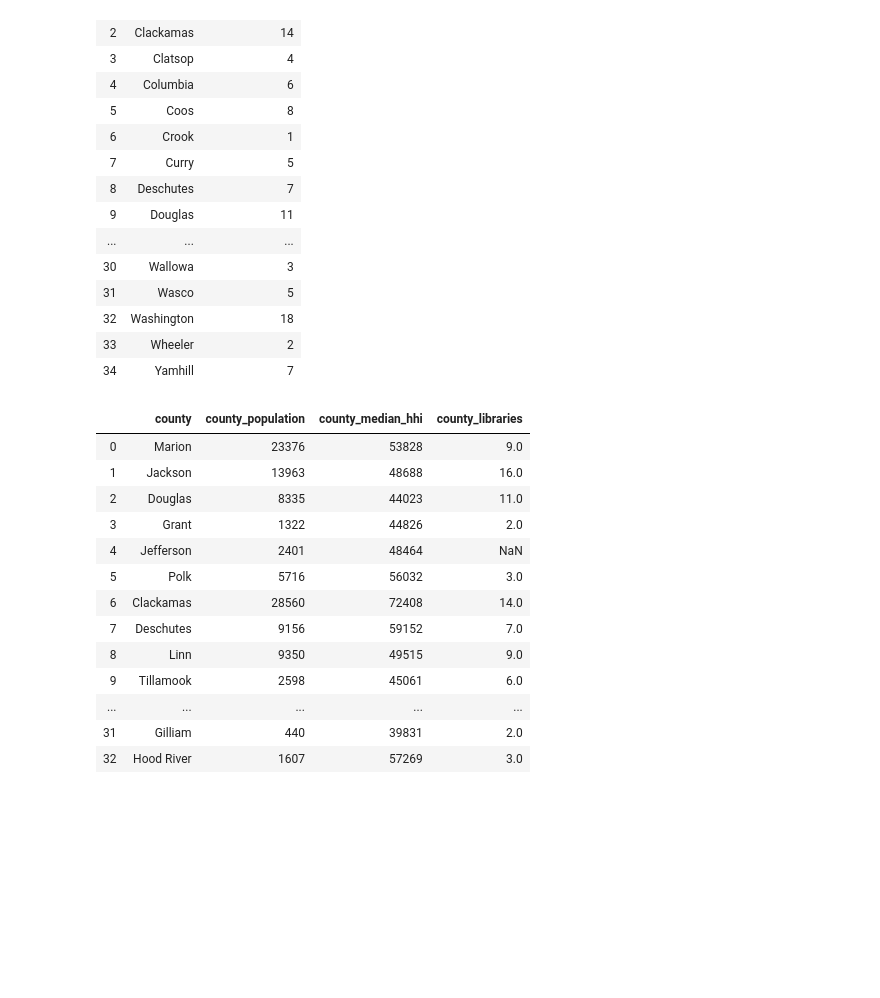
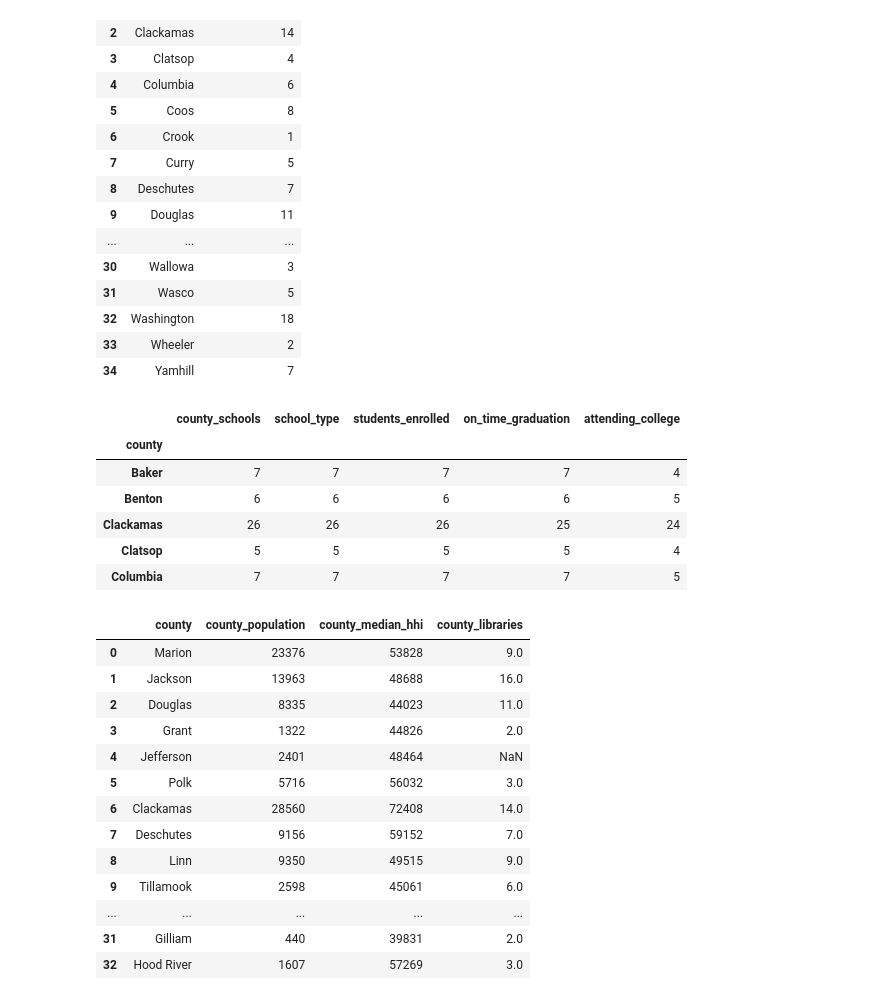
Before and after one commit to linmck/group_project_2_etl, a Jupyter notebook: oregon_public_library_counties.ipynb, the cells around one changed output. Saved outputs shown, nothing was run; the diff lists cells and outputs as text; code cells hidden in the pictures; blank space fills up the shorter version.

```diff
--- a/oregon_public_library_counties.ipynb
+++ b/oregon_public_library_counties.ipynb
@@ -155,4 +191,24 @@ county_libraries.head(100)
 | 32 | Washington | 18 |
 | 33 | Wheeler | 2 |
 | 34 | Yamhill | 7 |
+# %%
+# Group report cards by county
+county_schools = hs_data.groupby('county').count()
+
+# Drop type column from dataframe
+# county_hs = county_schools.drop(columns=['school_type', 'students_enrolled', 'ela', 'math'])
+
+# Rename counts to reflect that they are the total public schools in the county
+county_hs = county_schools.rename(columns={'school_name':'county_schools'})
+
+# county_libraries.reset_index(inplace=True)
+county_hs.head()
+# %% [output]
+|  | county_schools | school_type | students_enrolled | on_time_graduation | attending_college |
+| county |  |  |  |  |  |
+| Baker | 7 | 7 | 7 | 7 | 4 |
+| Benton | 6 | 6 | 6 | 6 | 5 |
+| Clackamas | 26 | 26 | 26 | 25 | 24 |
+| Clatsop | 5 | 5 | 5 | 5 | 4 |
+| Columbia | 7 | 7 | 7 | 7 | 5 |
 # %%
```
Also changed, not shown: parts of 8 cells of this notebook.
